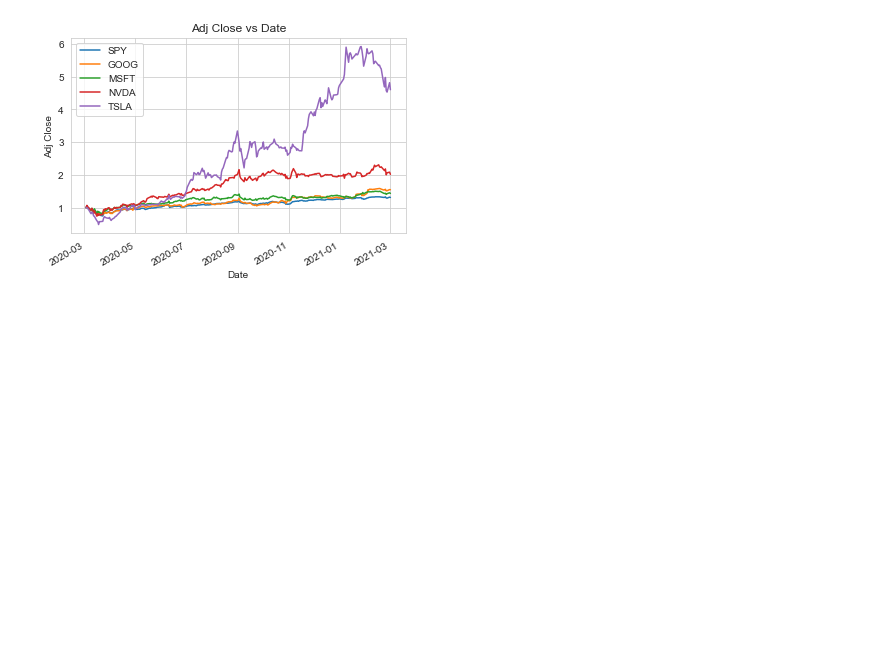
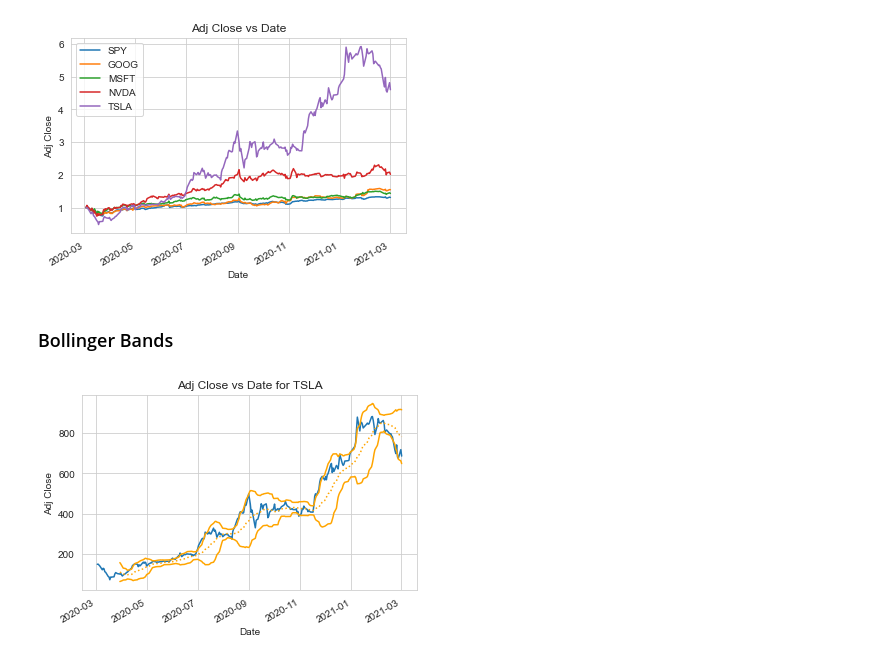
Before and after one commit to joshua-furtado/machine_learning_for_trading, a Jupyter notebook: notebooks/manipulating_financial_data.ipynb, the cells around one changed output. Cells and saved outputs as stored; diff of their text form; code cells hidden in the pictures; blank space fills up the shorter version.

Commit message:
Define Bollinger bands

```diff
--- a/notebooks/manipulating_financial_data.ipynb
+++ b/notebooks/manipulating_financial_data.ipynb
@@ -63,10 +63,10 @@ def get_dates(window):
     Returns the index of date timestamps within the time window ending today
 
     Parameters:
-    window (int): Number of months
+    window (int): number of months
 
     Returns:
-    dates (index): Index of date timestamps within the time window ending today
+    dates (index): index of date timestamps within the time window ending today
     '''
     end_date = pd.to_datetime(date.today())
     start_date = pd.to_datetime(date.today() + relativedelta(months=-window))
@@ -80,11 +80,11 @@ def get_data(symbols, window):
     Returns dataframe with adjusted closing values of the stocks specified in symbols within given time window
 
     Parameters:
-    symbols (list): List of strings containing stock symbols
-    window (int): Number of months
+    symbols (list): list of strings containing stock symbols
+    window (int): number of months
 
     Returns:
-    df (dataframe): Dataframe with adjusted closing values of the stocks within specified time window
+    df (dataframe): dataframe with adjusted closing values of the stocks within specified time window
     '''
 
     dates = get_dates(window)
@@ -97,7 +97,7 @@ def get_data(symbols, window):
     for symbol in symbols:
         df_stock = pd.read_csv('../data/{}.csv'.format(symbol), index_col='Date',
                                usecols=['Date', 'Adj Close'], parse_dates=True)
-        df_stock.rename(columns={'Adj Close':symbol}, inplace=True)
+        df_stock.rename(columns={'Adj Close': symbol}, inplace=True)
         df = df.join(df_stock)
 
     df.dropna(subset=['SPY'], inplace=True)
@@ -145,3 +145,5 @@ df_normalized = normalize(df)
 plot_data(df_normalized)
 # %% [output]
 [figure]
+# %% [markdown]
+### Bollinger Bands
@@ -147,0 +217,4 @@ plot_data(df_normalized)
+# %%
+plot_bollinger_bands('TSLA')
+# %% [output]
+[figure, added]
```
Also changed, not shown: parts of 6 cells of this notebook.
